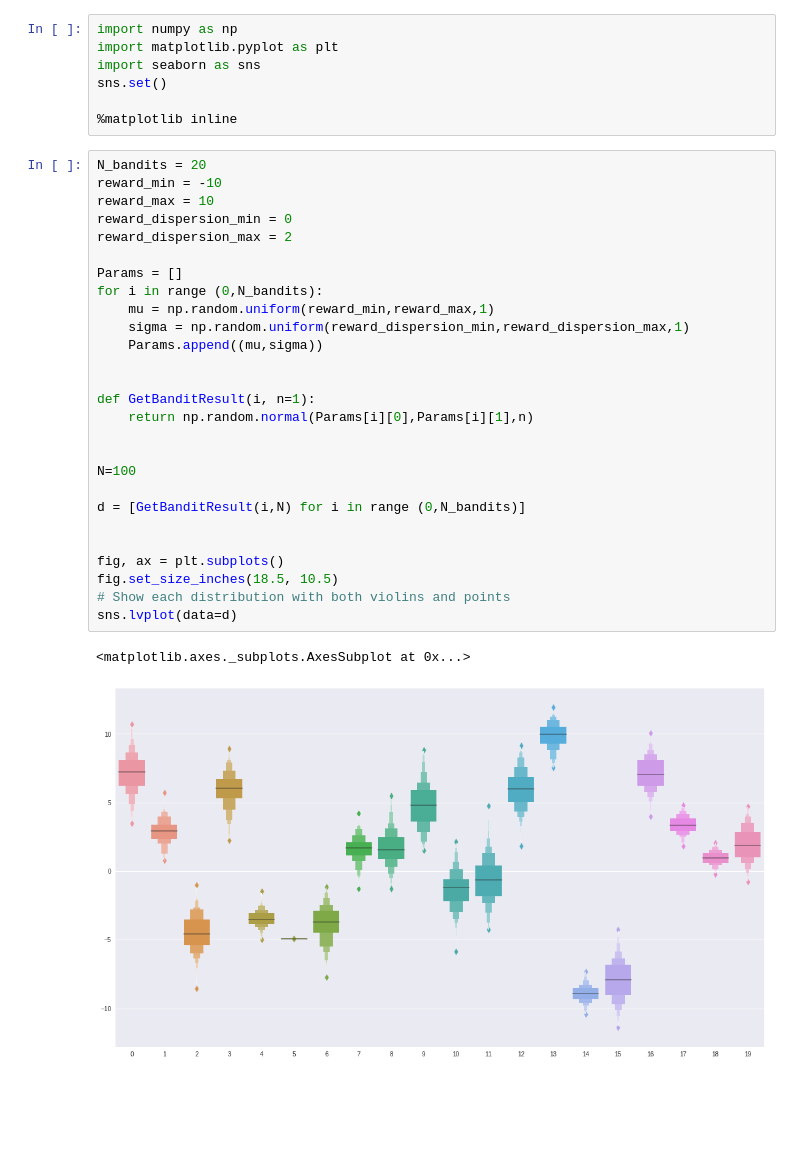
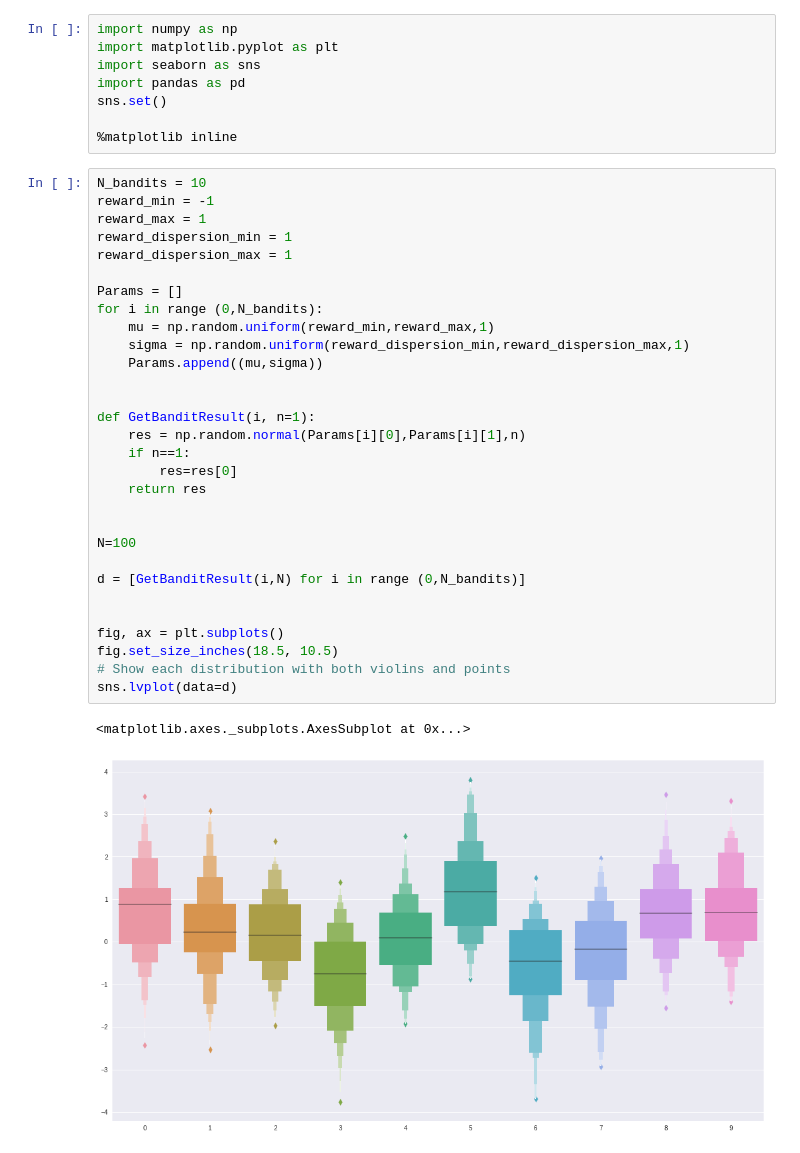
Before and after one commit to iJKos/RL, a Jupyter notebook: SuttonBarto/chapter2/k-armed-bandit.ipynb, the cells around one changed output. Drawn from its saved outputs; the diff is of its cells as text; blank space fills up the shorter version.

```diff
--- a/SuttonBarto/chapter2/k-armed-bandit.ipynb
+++ b/SuttonBarto/chapter2/k-armed-bandit.ipynb
@@ -2,36 +2,40 @@
 import numpy as np
 import matplotlib.pyplot as plt
 import seaborn as sns
+import pandas as pd
 sns.set()
 
 %matplotlib inline
 # %%
-N_bandits = 20
-reward_min = -10
-reward_max = 10
-reward_dispersion_min = 0
-reward_dispersion_max = 2
+N_bandits = 10
+reward_min = -1
+reward_max = 1
+reward_dispersion_min = 1
+reward_dispersion_max = 1
 
 Params = []
 for i in range (0,N_bandits):
     mu = np.random.uniform(reward_min,reward_max,1)
     sigma = np.random.uniform(reward_dispersion_min,reward_dispersion_max,1)
     Params.append((mu,sigma))
 
 
 def GetBanditResult(i, n=1):
-    return np.random.normal(Params[i][0],Params[i][1],n)
+    res = np.random.normal(Params[i][0],Params[i][1],n)
+    if n==1:
+        res=res[0]
+    return res
 
 
 N=100
 
 d = [GetBanditResult(i,N) for i in range (0,N_bandits)]
 
 
 fig, ax = plt.subplots()
 fig.set_size_inches(18.5, 10.5)
 # Show each distribution with both violins and points
 sns.lvplot(data=d)
 # %% [output]
 <matplotlib.axes._subplots.AxesSubplot at 0x...>
-[figure, old version]
+[figure, new version]
```
Also changed, not shown: parts of 4 cells of this notebook.
